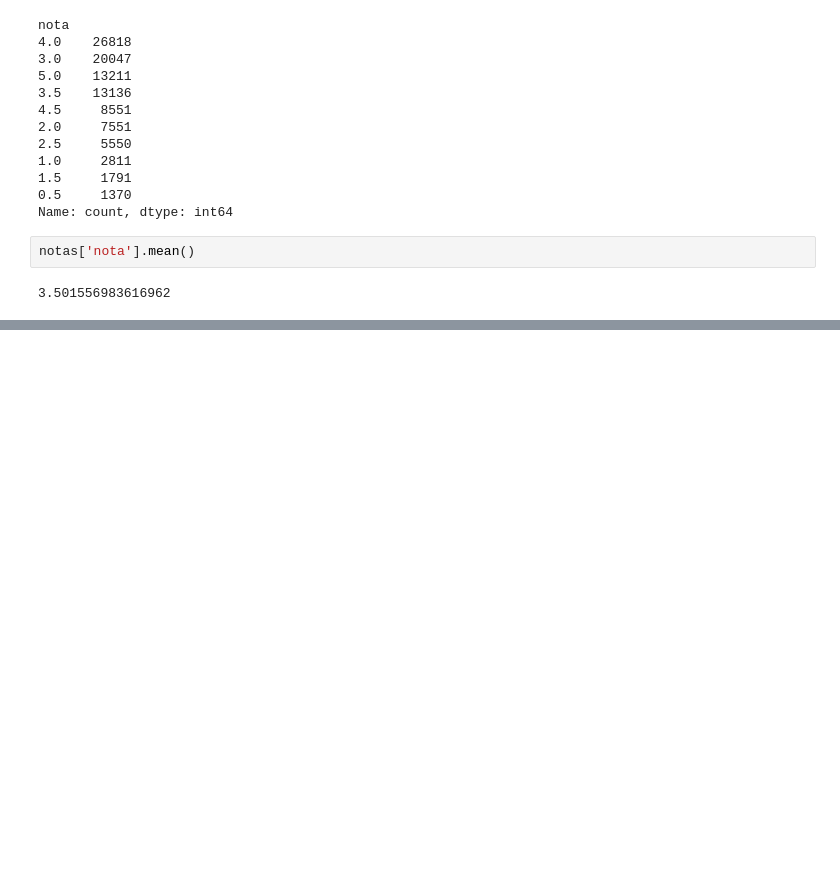
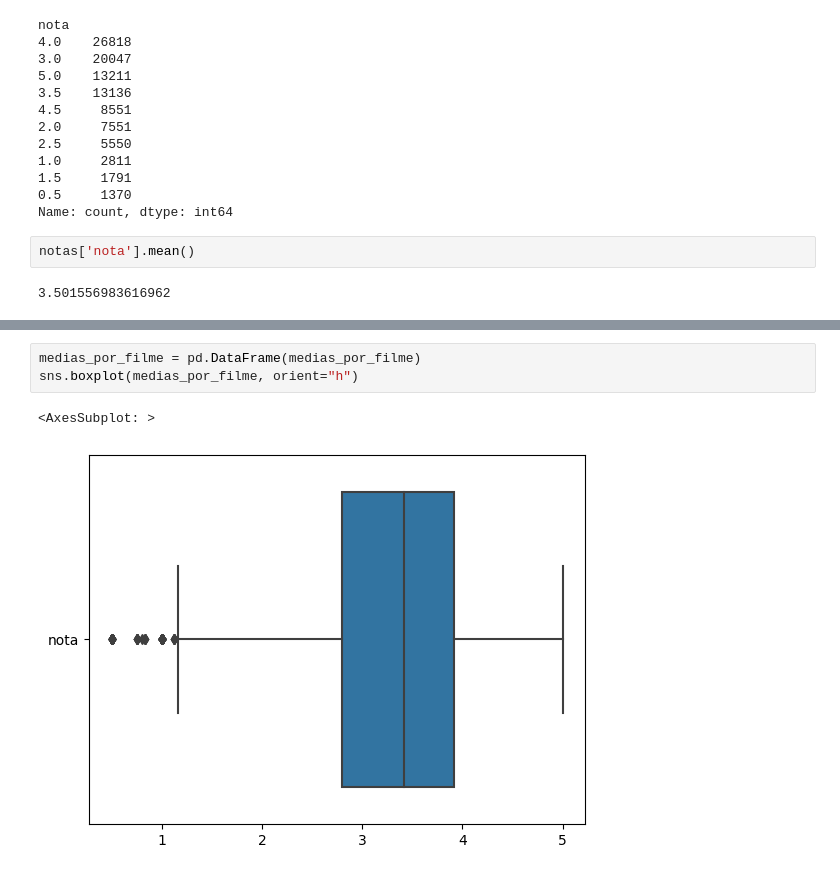
Before and after one commit to Jarthorius/introducao-a-data-science, a Jupyter notebook: Introdução_a_Data_Science.ipynb, the cells around one changed output, grey strips where cells are left out. Drawn from its saved outputs; the diff is of its cells as text; blank space fills up the shorter version.

```diff
--- a/Introdução_a_Data_Science.ipynb
+++ b/Introdução_a_Data_Science.ipynb
@@ -64,0 +153,6 @@ notas['nota'].mean()
+# %%
+medias_por_filme = pd.DataFrame(medias_por_filme)
+sns.boxplot(medias_por_filme, orient="h")
+# %% [output]
+<AxesSubplot: >
+[figure, added]
```
Also changed, not shown: parts of 66 cells of this notebook.
